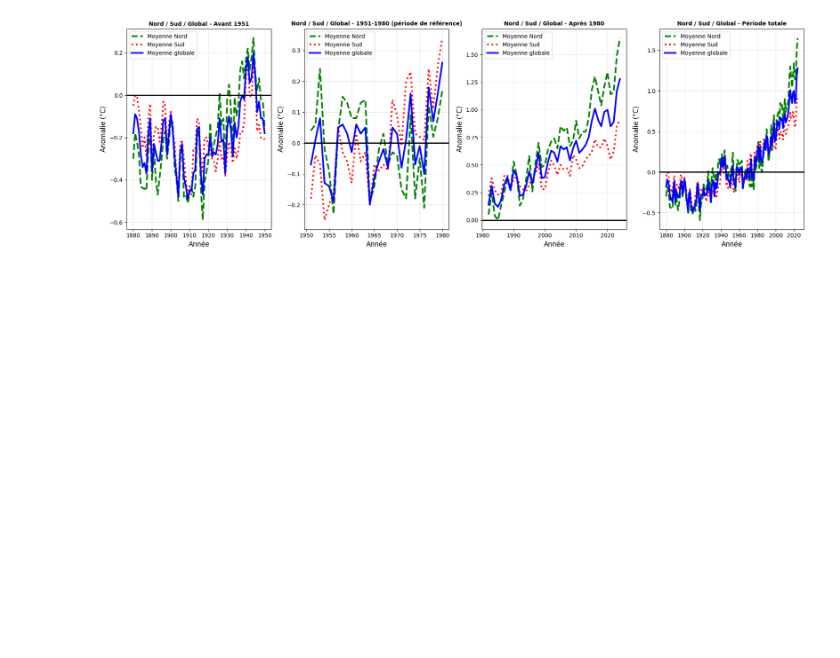
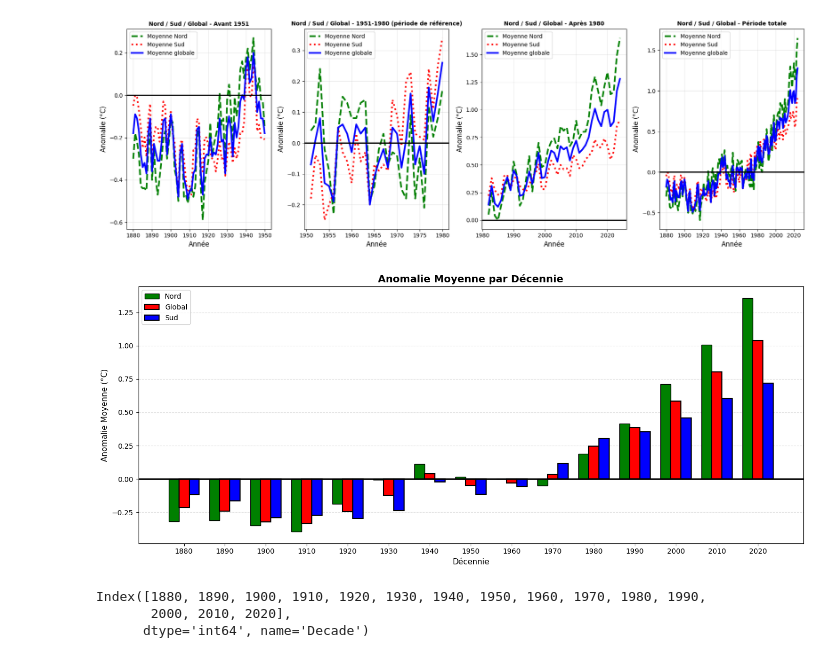
Before and after one commit to VinchC/projet, a Jupyter notebook: northern.ipynb, the cells around one changed output. Drawn from its saved outputs; the diff is of its cells as text; code cells hidden in the pictures; blank space fills up the shorter version.

Commit message:
Anomaly per decade done

```diff
--- a/northern.ipynb
+++ b/northern.ipynb
@@ -370,12 +373,13 @@ plt.show()
 # Anomalie Moyenne par Décennie
 
 # Colonne "Décennie"
-df_northern['Decade'] = (df_northern['Year'] // 10) * 10
-df_southern['Decade'] = (df_southern['Year'] // 10) * 10
+df_new['Decade'] = (df_new['Year'] // 10) * 10
 
 # Calcul de la moyenne par décennie
-decade_northern_means = df_northern.groupby('Decade')['J-D'].mean()
-decade_southern_means = df_southern.groupby('Decade')['J-D'].mean()
+decade_northern_means = df_new.groupby('Decade')['NH_J-D'].mean()
+decade_southern_means = df_new.groupby('Decade')['SH_J-D'].mean()
+decade_global_means = df_new.groupby('Decade')['GLOB_J-D'].mean()
+
 
 fig, ax = plt.subplots(figsize=(14, 6))
 
@@ -384,46 +388,73 @@ decades_northern = decade_northern_means.index  # Les décennies (1880, 1890, ..
 values_northern = decade_northern_means.values  # Les anomalies moyennes par décennie
 decades_southern = decade_southern_means.index  # Les décennies (1880, 1890, ...)
 values_southern = decade_southern_means.values  # Les anomalies moyennes par décennie
+decades_global = decade_global_means.index  # Les décennies (1880, 1890, ...)
+values_global = decade_global_means.values  # Les anomalies moyennes par décennie
+
+decades = decade_northern_means.index.values
+x = np.arange(len(decades))  # positions 0,1,2,...
+width = 0.25  # largeur des barres
 
 # Dégradé de couleurs (bleu froid → rouge chaud)
 n_decades_northern = len(decades_northern)
-colors_northern = plt.cm.RdYlBu_r(np.linspace(0, 1, n_decades_northern))
-n_decades_southern = len(decades_southern)
-# colors_southern = plt.cm.RdYlBu_r(np.linspace(0, 1, n_decades_southern))
-colors_southern = plt.cm.Pastel1(np.linspace(0, 1, n_decades_southern))
+colors_northern = 'green'
+n_decades_southern = len(decades_northern)
+colors_southern = 'blue'
+n_decades_global = len(decades_northern)
+colors_global = 'red'
 
 # Dessiner les barres
-bars_northern = ax.bar(decades_northern, values_northern, width=8, color=colors_northern,
+bars_northern = ax.bar(x - width, values_northern, width, label='Nord', color=colors_northern,
+edgecolor='black')
+bars_global = ax.bar(x, values_global, width, label='Global', color=colors_global,
 edgecolor='black', linewidth=1.5)
-bars_southern = ax.bar(decades_southern, values_southern, width=8, color=colors_southern,
+bars_southern = ax.bar(x + width, values_southern, width, label='Sud', color=colors_southern,
 edgecolor='black', linewidth=1.5)
 
 # Valeurs au-dessus des barres
 for bar_n in bars_northern:
  height = bar_n.get_height()
- ax.text(bar_n.get_x() + bar_n.get_width()/2, height,
- f'{height:.3f}°C',
- ha='center', va='bottom', fontsize=9, fontweight='bold')
+#  ax.text(bar_n.get_x() + bar_n.get_width()/2, height,
+#  f'{height:.3f}°C',
+#  ha='center', va='top', rotation='vertical', fontsize=9, fontweight='bold')
 
 for bar_s in bars_southern:
  height = bar_s.get_height()
- ax.text(bar_s.get_x() + bar_s.get_width()/2, height,
- f'{height:.3f}°C',
- ha='center', va='bottom', fontsize=9, fontweight='bold')
+#  ax.text(bar_s.get_x() + bar_s.get_width()/2, height,
+#  f'{height:.3f}°C',
+#  ha='center', va='top', rotation='vertical', fontsize=9, fontweight='bold')
+
+for bar_g in bars_global:
+ height = bar_g.get_height()
+#  ax.text(bar_g.get_x() + bar_g.get_width()/2, height,
+#  f'{height:.3f}°C',
+#  ha='center', va='top', rotation='vertical', fontsize=9, fontweight='bold')
 
 # Une ligne horizontale à 0
 ax.axhline(0, color='black', linewidth=2, alpha=1)
 
 # Titres et labels
 ax.set_title('Anomalie Moyenne par Décennie', fontsize=14, fontweight='bold')
 ax.set_xlabel('Décennie', fontsize=11)
 ax.set_ylabel('Anomalie Moyenne (°C)', fontsize=11)
-ax.grid(axis='y', alpha=0.3)
+ax.set_xticks(x)
+ax.set_xticklabels(decades)
+ax.legend(fontsize=10)
+ax.grid(axis='y', linestyle='--', alpha=0.4)
+ax.set_axisbelow(True)
 
 
 plt.tight_layout()
 plt.savefig('./images/anomalie_par_decennie.png', dpi=300, bbox_inches='tight')
 plt.show()
+# %% [output]
+[figure, added]
+# %%
+decades_northern
+# %% [output]
+Index([1880, 1890, 1900, 1910, 1920, 1930, 1940, 1950, 1960, 1970, 1980, 1990,
+       2000, 2010, 2020],
+      dtype='int64', name='Decade')
 # %%
 #Comparaison par période historique
 
```
Also changed, not shown: parts of 2 cells of this notebook.
